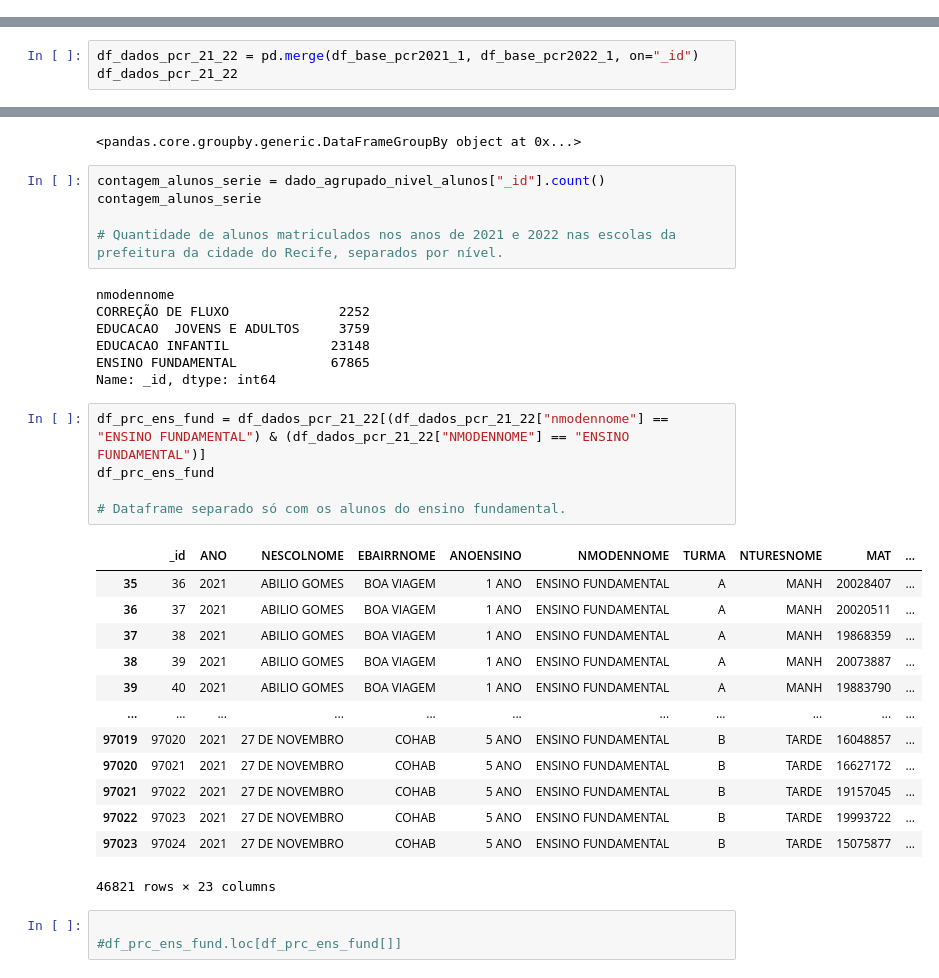
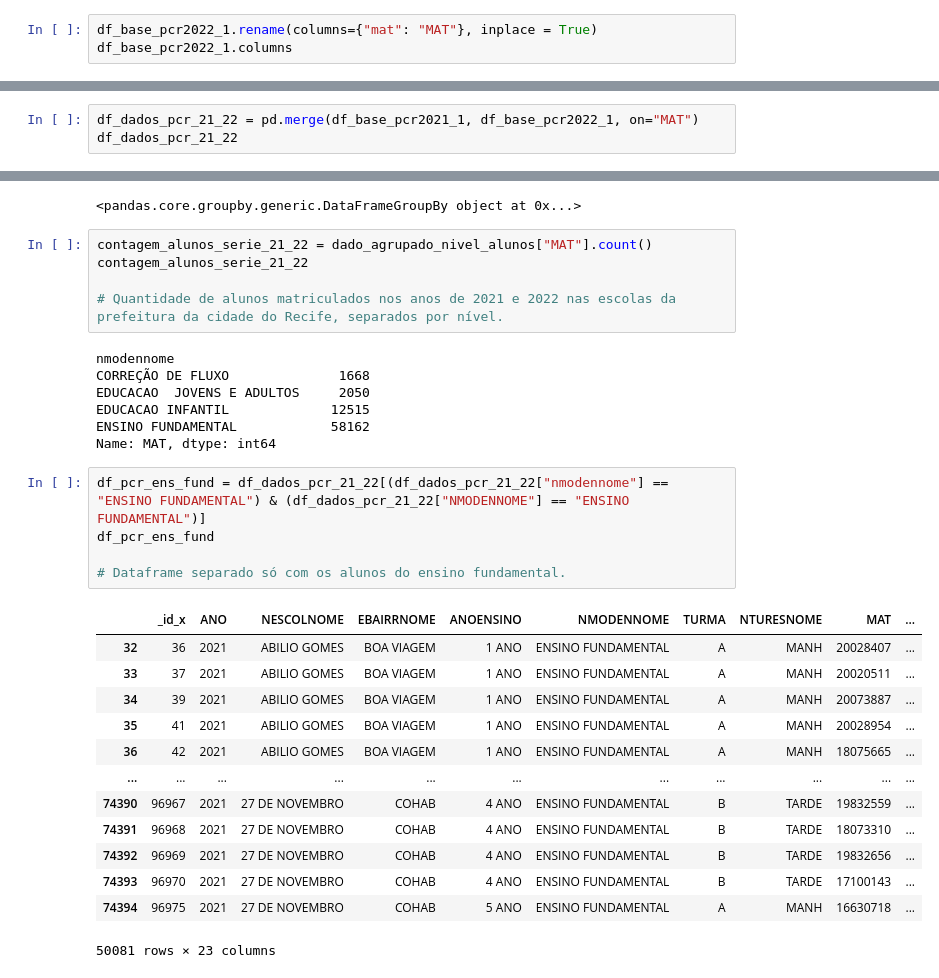
Before and after one commit to reprograma/on26-python-s17-s18-projeto-livre, a Jupyter notebook: exercicios/para-casa/Projeto-Jessica-Ferreira/analise/analise.ipynb, the cells around one changed output, grey strips where cells are left out. Saved outputs shown, nothing was run; the diff lists cells and outputs as text.

```diff
--- a/exercicios/para-casa/Projeto-Jessica-Ferreira/analise/analise.ipynb
+++ b/exercicios/para-casa/Projeto-Jessica-Ferreira/analise/analise.ipynb
@@ -281,3 +356,6 @@ Data columns (total 12 columns):
  11  esitaldesc  97260 non-null  object
 dtypes: int64(3), object(9)
 memory usage: 8.9+ MB
+# %%
+df_base_pcr2022_1.rename(columns={"mat": "MAT"}, inplace = True)
+df_base_pcr2022_1.columns
@@ -284,4 +426,4 @@ memory usage: 8.9+ MB
 # %%
-df_dados_pcr_21_22 = pd.merge(df_base_pcr2021_1, df_base_pcr2022_1, on="_id")
+df_dados_pcr_21_22 = pd.merge(df_base_pcr2021_1, df_base_pcr2022_1, on="MAT")
 df_dados_pcr_21_22
 # %% [output]
@@ -348,36 +490,33 @@ dado_agrupado_nivel_alunos
 # %% [output]
 <pandas.core.groupby.generic.DataFrameGroupBy object at 0x...>
 # %%
-contagem_alunos_serie = dado_agrupado_nivel_alunos["_id"].count()
-contagem_alunos_serie
+contagem_alunos_serie_21_22 = dado_agrupado_nivel_alunos["MAT"].count()
+contagem_alunos_serie_21_22
 
 # Quantidade de alunos matriculados nos anos de 2021 e 2022 nas escolas da prefeitura da cidade do Recife, separados por nível.
 # %% [output]
 nmodennome
-CORREÇÃO DE FLUXO              2252
-EDUCACAO  JOVENS E ADULTOS     3759
-EDUCACAO INFANTIL             23148
-ENSINO FUNDAMENTAL            67865
-Name: _id, dtype: int64
+CORREÇÃO DE FLUXO              1668
+EDUCACAO  JOVENS E ADULTOS     2050
+EDUCACAO INFANTIL             12515
+ENSINO FUNDAMENTAL            58162
+Name: MAT, dtype: int64
 # %%
-df_prc_ens_fund = df_dados_pcr_21_22[(df_dados_pcr_21_22["nmodennome"] == "ENSINO FUNDAMENTAL") & (df_dados_pcr_21_22["NMODENNOME"] == "ENSINO FUNDAMENTAL")]
-df_prc_ens_fund
+df_pcr_ens_fund = df_dados_pcr_21_22[(df_dados_pcr_21_22["nmodennome"] == "ENSINO FUNDAMENTAL") & (df_dados_pcr_21_22["NMODENNOME"] == "ENSINO FUNDAMENTAL")]
+df_pcr_ens_fund
 
 # Dataframe separado só com os alunos do ensino fundamental.
 # %% [output]
-|  | _id | ANO | NESCOLNOME | EBAIRRNOME | ANOENSINO | NMODENNOME | TURMA | NTURESNOME | MAT | ... |
-| 35 | 36 | 2021 | ABILIO GOMES | BOA VIAGEM | 1 ANO | ENSINO FUNDAMENTAL | A | MANH | 20028407 | ... |
-| 36 | 37 | 2021 | ABILIO GOMES | BOA VIAGEM | 1 ANO | ENSINO FUNDAMENTAL | A | MANH | 20020511 | ... |
-| 37 | 38 | 2021 | ABILIO GOMES | BOA VIAGEM | 1 ANO | ENSINO FUNDAMENTAL | A | MANH | 19868359 | ... |
-| 38 | 39 | 2021 | ABILIO GOMES | BOA VIAGEM | 1 ANO | ENSINO FUNDAMENTAL | A | MANH | 20073887 | ... |
-| 39 | 40 | 2021 | ABILIO GOMES | BOA VIAGEM | 1 ANO | ENSINO FUNDAMENTAL | A | MANH | 19883790 | ... |
+|  | _id_x | ANO | NESCOLNOME | EBAIRRNOME | ANOENSINO | NMODENNOME | TURMA | NTURESNOME | MAT | ... |
+| 32 | 36 | 2021 | ABILIO GOMES | BOA VIAGEM | 1 ANO | ENSINO FUNDAMENTAL | A | MANH | 20028407 | ... |
+| 33 | 37 | 2021 | ABILIO GOMES | BOA VIAGEM | 1 ANO | ENSINO FUNDAMENTAL | A | MANH | 20020511 | ... |
+| 34 | 39 | 2021 | ABILIO GOMES | BOA VIAGEM | 1 ANO | ENSINO FUNDAMENTAL | A | MANH | 20073887 | ... |
+| 35 | 41 | 2021 | ABILIO GOMES | BOA VIAGEM | 1 ANO | ENSINO FUNDAMENTAL | A | MANH | 20028954 | ... |
+| 36 | 42 | 2021 | ABILIO GOMES | BOA VIAGEM | 1 ANO | ENSINO FUNDAMENTAL | A | MANH | 18075665 | ... |
 | ... | ... | ... | ... | ... | ... | ... | ... | ... | ... | ... |
-| 97019 | 97020 | 2021 | 27 DE NOVEMBRO | COHAB | 5 ANO | ENSINO FUNDAMENTAL | B | TARDE | 16048857 | ... |
-| 97020 | 97021 | 2021 | 27 DE NOVEMBRO | COHAB | 5 ANO | ENSINO FUNDAMENTAL | B | TARDE | 16627172 | ... |
-| 97021 | 97022 | 2021 | 27 DE NOVEMBRO | COHAB | 5 ANO | ENSINO FUNDAMENTAL | B | TARDE | 19157045 | ... |
-| 97022 | 97023 | 2021 | 27 DE NOVEMBRO | COHAB | 5 ANO | ENSINO FUNDAMENTAL | B | TARDE | 19993722 | ... |
-| 97023 | 97024 | 2021 | 27 DE NOVEMBRO | COHAB | 5 ANO | ENSINO FUNDAMENTAL | B | TARDE | 15075877 | ... |
+| 74390 | 96967 | 2021 | 27 DE NOVEMBRO | COHAB | 4 ANO | ENSINO FUNDAMENTAL | B | TARDE | 19832559 | ... |
+| 74391 | 96968 | 2021 | 27 DE NOVEMBRO | COHAB | 4 ANO | ENSINO FUNDAMENTAL | B | TARDE | 18073310 | ... |
+| 74392 | 96969 | 2021 | 27 DE NOVEMBRO | COHAB | 4 ANO | ENSINO FUNDAMENTAL | B | TARDE | 19832656 | ... |
+| 74393 | 96970 | 2021 | 27 DE NOVEMBRO | COHAB | 4 ANO | ENSINO FUNDAMENTAL | B | TARDE | 17100143 | ... |
+| 74394 | 96975 | 2021 | 27 DE NOVEMBRO | COHAB | 5 ANO | ENSINO FUNDAMENTAL | A | MANH | 16630718 | ... |
-46821 rows × 23 columns
+50081 rows × 23 columns
-# %%
-
-#df_prc_ens_fund.loc[df_prc_ens_fund[]]
```
Also changed, not shown: parts of 21 cells of this notebook, 1 other file.
